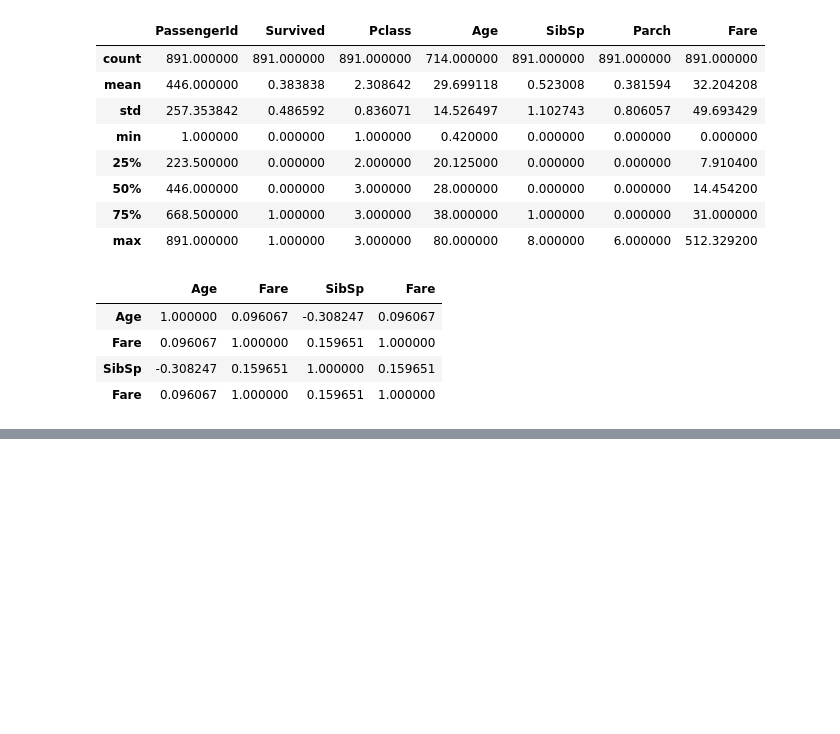
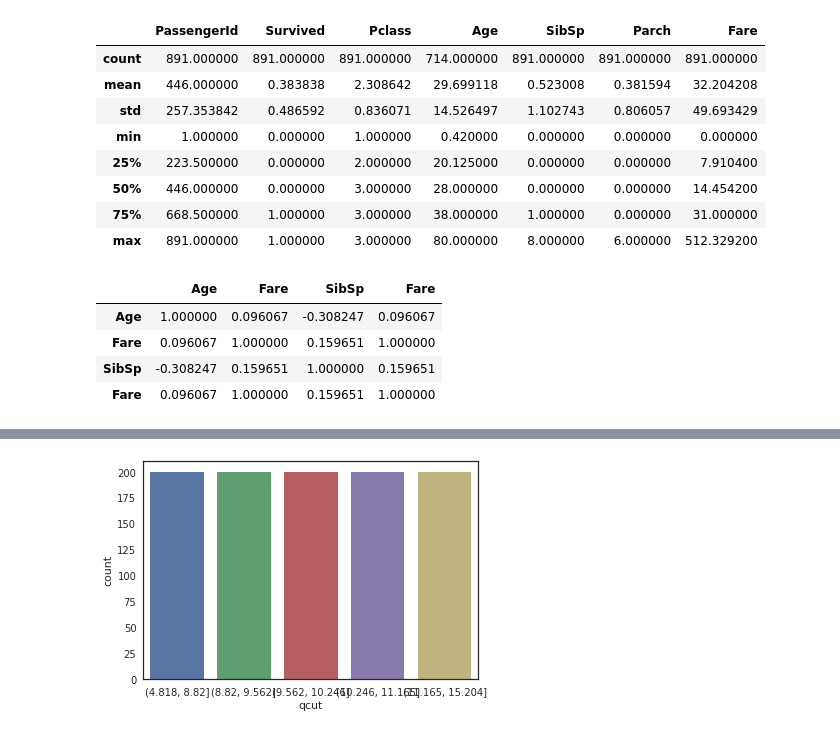
Before and after one commit to anribras/machine-learning, a Jupyter notebook: note/pandas_ex.ipynb, the cells around one changed output, grey strips where cells are left out. Saved outputs shown, nothing was run; the diff lists cells and outputs as text; code cells hidden in the pictures; blank space fills up the shorter version.

```diff
--- a/note/pandas_ex.ipynb
+++ b/note/pandas_ex.ipynb
@@ -193,0 +214,6 @@ train.head()
+# %%
+gaussian['qcut'] = pd.qcut(gaussian['f'],5)
+sns.countplot(x="qcut",data = gaussian);
+splits = gaussian['qcut'].unique().sort_values();
+# %% [output]
+[figure, added]
```
Also changed, not shown: parts of 84 cells of this notebook, 4 other files.
